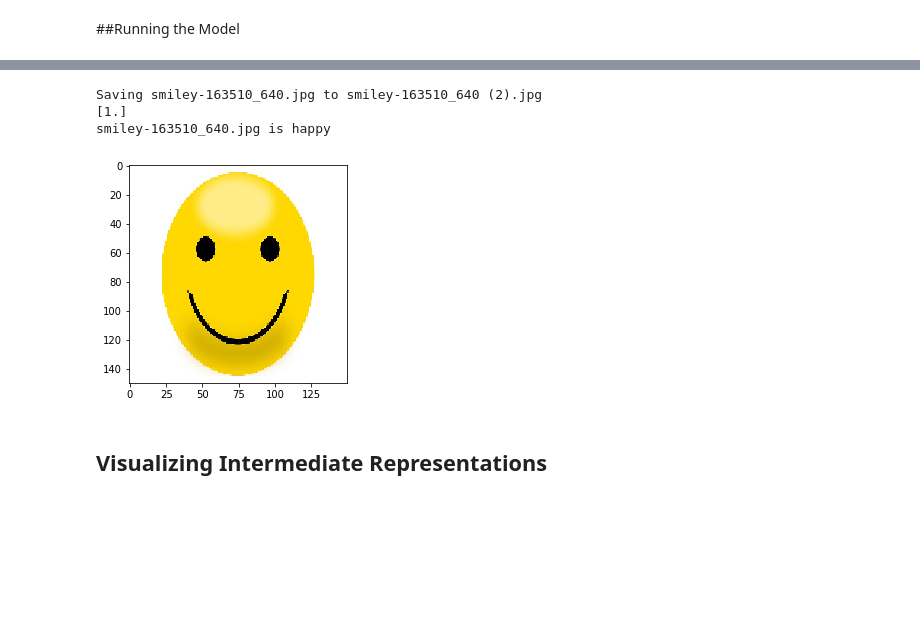
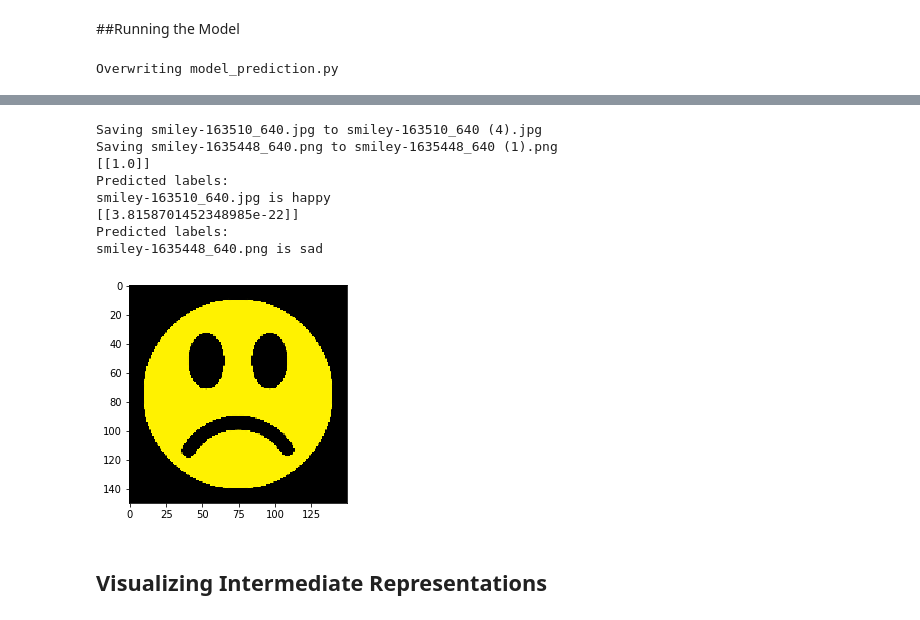
Before and after one commit to sytan98/Machine-Learning-With-Tensorflow, a Jupyter notebook: Ex4_Emotions_Dataset.ipynb, the cells around one changed output, grey strips where cells are left out. Cells and saved outputs as stored; diff of their text form; code cells hidden in the pictures; blank space fills up the shorter version.

```diff
--- a/Ex4_Emotions_Dataset.ipynb
+++ b/Ex4_Emotions_Dataset.ipynb
@@ -139,34 +137,68 @@ Reached 99.9% accuracy so cancelling training!
 # %% [markdown]
 ##Running the Model
+# %%
+%%writefile model_prediction.py
+import pickle
+import os
+import numpy as np
+
+class CustomModelPrediction(object):
+
+  def __init__(self, model):
+    self._model = model
+
+  def predict(self, instances, **kwargs):
+    predictions = self._model.predict(instances)
+    return predictions.tolist()
+
+  @classmethod
+  def from_path(cls, model_dir):
+    import tensorflow.keras as keras
+    model = keras.models.load_model(
+      os.path.join(model_dir,'keras_saved_model.h5'))
+
+    return cls(model)
+# %% [output]
+Overwriting model_prediction.py
 # %%
 import numpy as np
 from google.colab import files
 from keras.preprocessing import image
+from model_prediction import CustomModelPrediction
 
 uploaded = files.upload()
 
 for fn in uploaded.keys():
 
   # predicting images
   path = '/content/' + fn
   img = image.load_img(path, target_size=(150, 150))
   plt.imshow(img)
   x = image.img_to_array(img)
   x = np.expand_dims(x, axis=0)
 
   images = np.vstack([x])
-  classes = model.predict(images, batch_size=10)
-  print(classes[0])
-  if classes[0]>0.5:
-    print(fn + " is happy")
-  else:
-    print(fn + " is sad")
+  classifier = CustomModelPrediction.from_path('.')
+  results = classifier.predict(images)
+  print(results)
+  for i in range(len(results)):
+    print('Predicted labels:')
+    for idx,val in enumerate(results[i]):
+      if val >0.5:
+         print(fn + " is happy")
+      else:
+         print(fn + " is sad")
 # %% [output]
 [interactive output not drawn]
-Saving smiley-163510_640.jpg to smiley-163510_640 (2).jpg
-[1.]
+Saving smiley-163510_640.jpg to smiley-163510_640 (4).jpg
+Saving smiley-1635448_640.png to smiley-1635448_640 (1).png
+[[1.0]]
+Predicted labels:
 smiley-163510_640.jpg is happy
+[[3.8158701452348985e-22]]
+Predicted labels:
+smiley-1635448_640.png is sad
-[figure, old version]
+[figure, new version]
 # %% [markdown]
 ## Visualizing Intermediate Representations
 # %%
```
Also changed, not shown: parts of 13 cells of this notebook.
